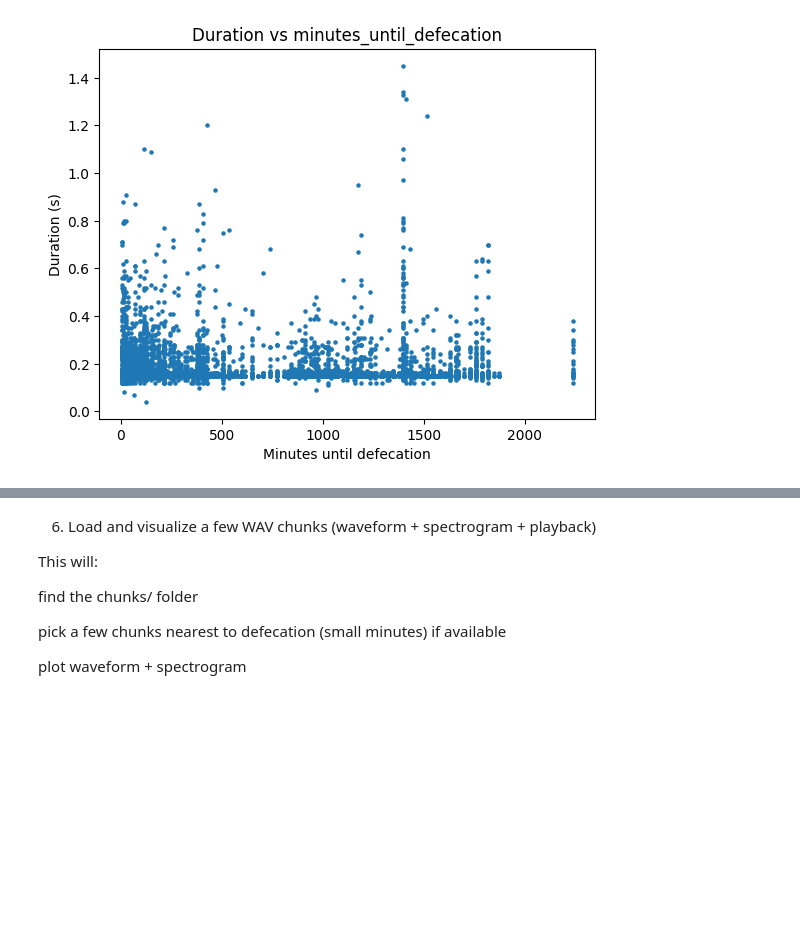
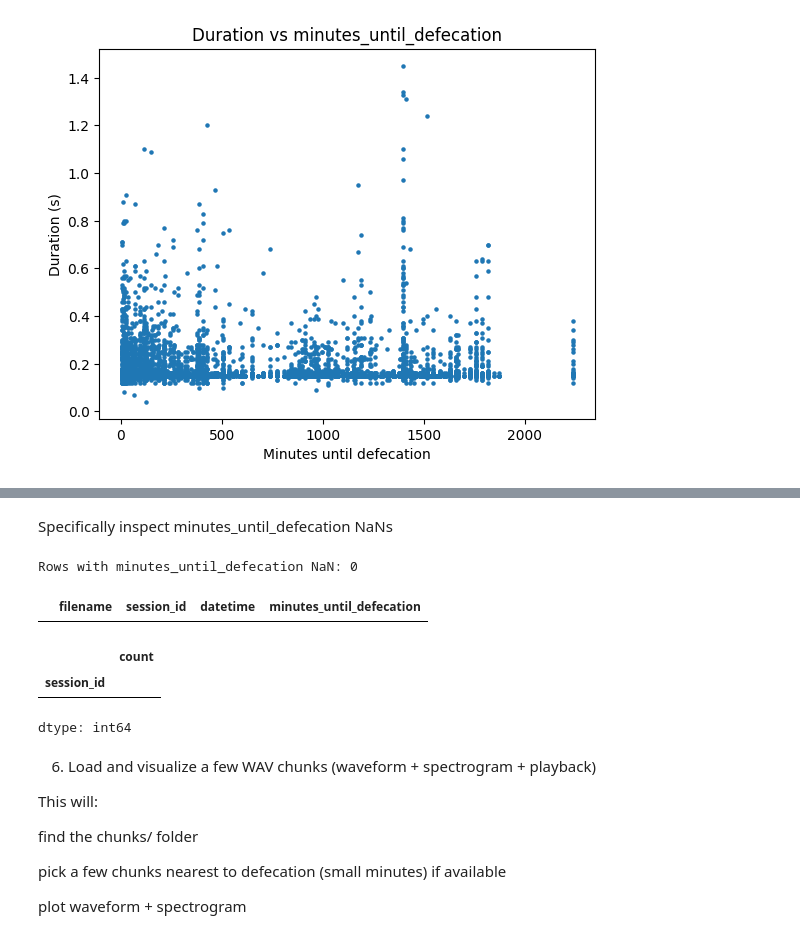
Before and after one commit to LavanyaMaruthachalam/Acoustic-Bowel-Movements, a Jupyter notebook: Acoustic_V1_Bowl_Movements.ipynb, the cells around one changed output, grey strips where cells are left out. Cells and saved outputs as stored; diff of their text form; code cells hidden in the pictures; blank space fills up the shorter version.

```diff
--- a/Acoustic_V1_Bowl_Movements.ipynb
+++ b/Acoustic_V1_Bowl_Movements.ipynb
@@ -133,3 +228,18 @@ dtype: float64
+# %% [markdown]
+Specifically inspect minutes_until_defecation NaNs
+# %%
+t2d_nan = df[df["minutes_until_defecation"].isna()]
+print("Rows with minutes_until_defecation NaN:", len(t2d_nan))
+display(t2d_nan[["filename","session_id","datetime","minutes_until_defecation"]].head(20))
+# %% [output]
+Rows with minutes_until_defecation NaN: 0
+|  | filename | session_id | datetime | minutes_until_defecation |
+# %%
+df[df["minutes_until_defecation"].isna()]["session_id"].value_counts()
+# %% [output]
+|  | count |
+| session_id |  |
+dtype: int64
 # %% [markdown]
 6) Load and visualize a few WAV chunks (waveform + spectrogram + playback)
 
```
Also changed, not shown: parts of 31 cells of this notebook.
